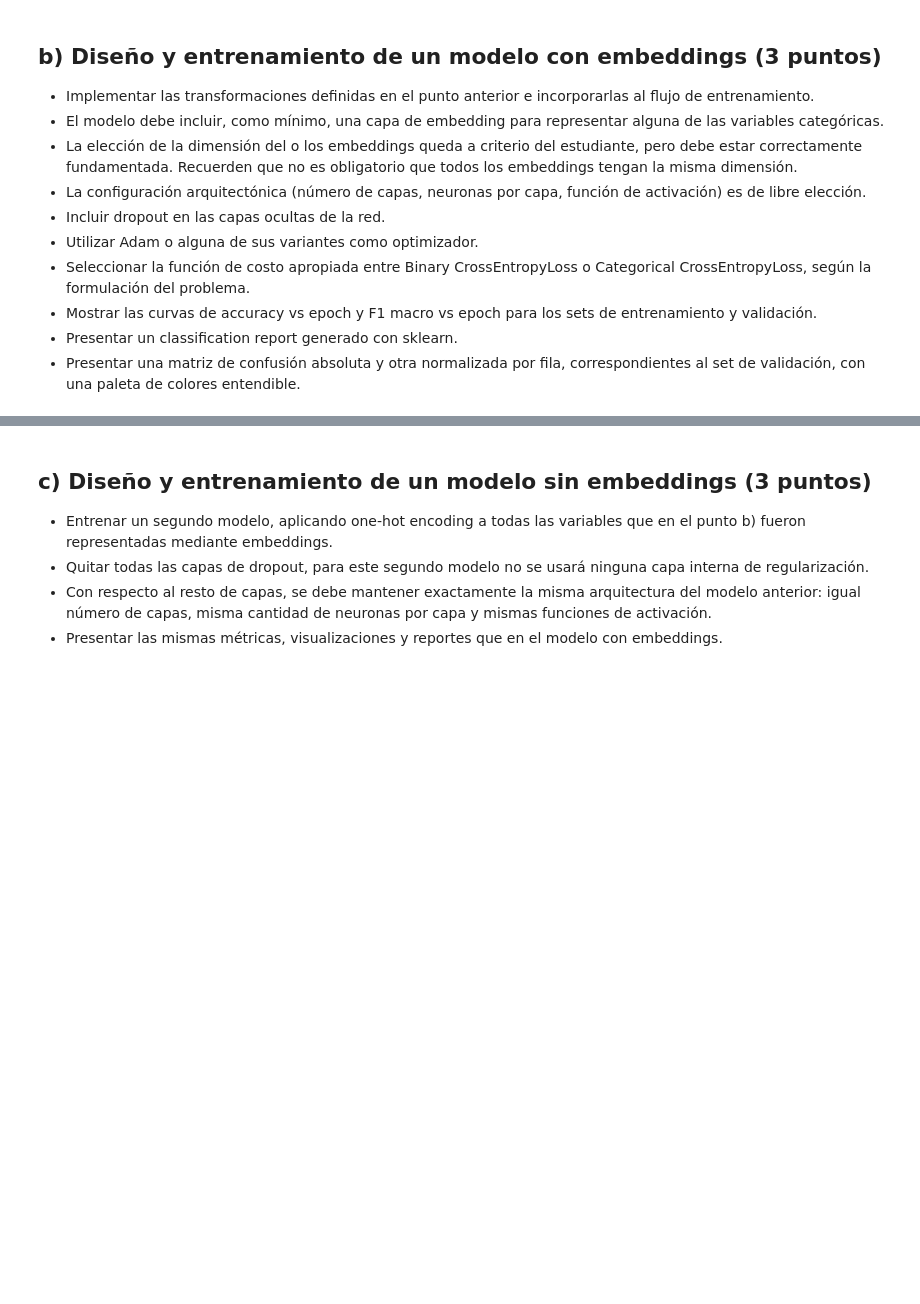
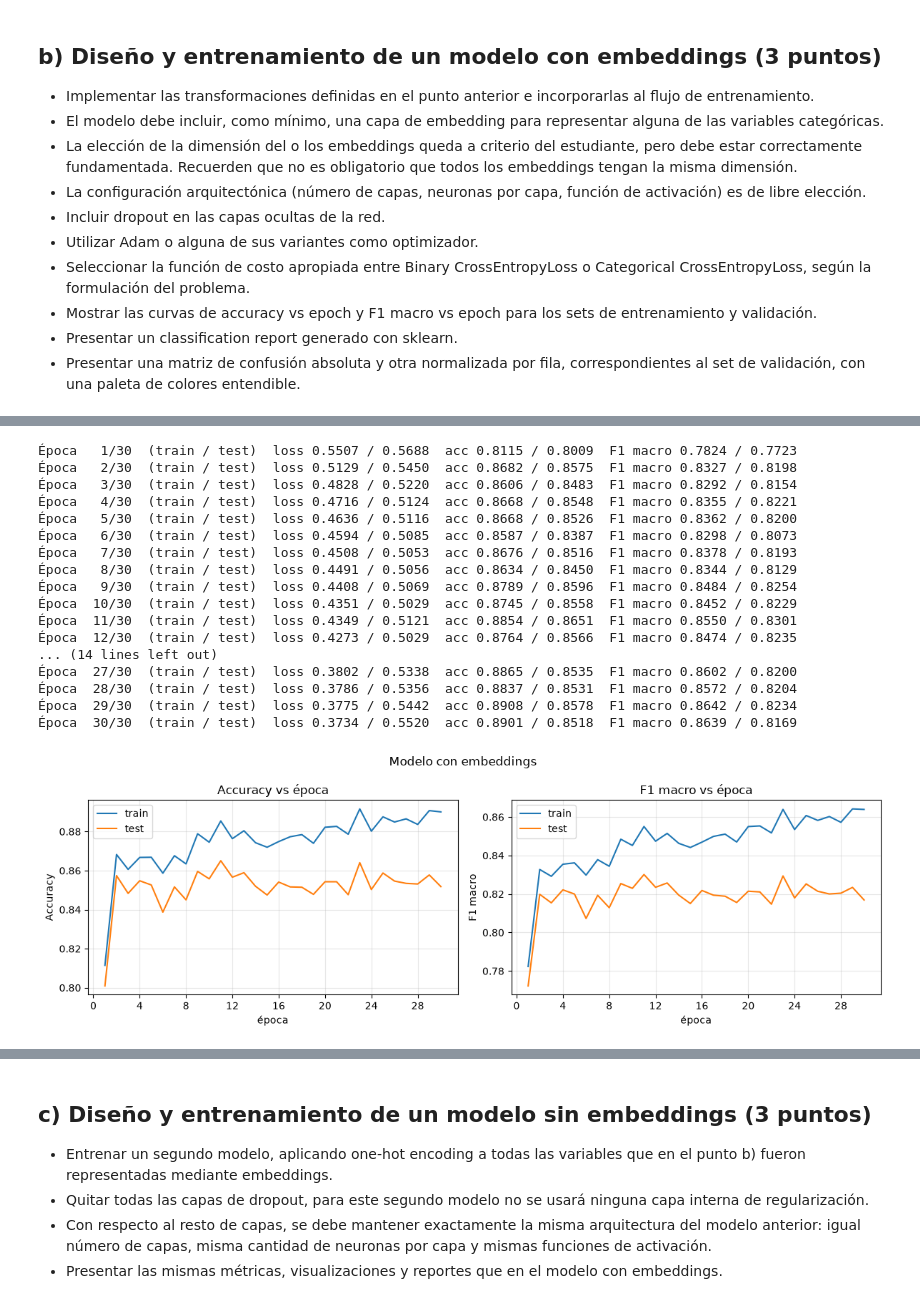
Before and after one commit to masouto94/aprendizaje_profundo, a Jupyter notebook: tps/tp_2/ASTORGA-GONZALEZ-SOUTO-TP2-Co26.ipynb, the cells around one changed output, grey strips where cells are left out. Cells and saved outputs as stored; diff of their text form; code cells hidden in the pictures; blank space fills up the shorter version.

Commit message:
Desarrollo de ambos modelos. pipelines de joblib guardados y commiteados

```diff
--- a/tps/tp_2/ASTORGA-GONZALEZ-SOUTO-TP2-Co26.ipynb
+++ b/tps/tp_2/ASTORGA-GONZALEZ-SOUTO-TP2-Co26.ipynb
@@ -534,0 +746,57 @@ print(f"Parámetros de los embeddings: {sum(parameter.numel() for parameter in c
+# %%
+from matplotlib.ticker import MaxNLocator
+
+def plot_training_curves(history, title):
+    """Accuracy y F1 macro por época, train vs test."""
+    epochs_range = range(1, len(history["train_accuracy"]) + 1)
+    fig, axes = plt.subplots(1, 2, figsize=(12, 4))
+    for ax, (metric_key, metric_label) in zip(axes, [("accuracy", "Accuracy"), ("f1_macro", "F1 macro")]):
+        ax.plot(epochs_range, history[f"train_{metric_key}"], label="train")
+        ax.plot(epochs_range, history[f"test_{metric_key}"], label="test")
+        ax.set_title(f"{metric_label} vs época")
+        ax.set_xlabel("época")
+        ax.set_ylabel(metric_label)
+        ax.xaxis.set_major_locator(MaxNLocator(integer=True))
+        ax.grid(alpha=0.3)
+        ax.legend()
+    fig.suptitle(title)
+    plt.tight_layout()
+    plt.show()
+# %%
+# Arquitectura compartida por los modelos de b) y c): mismas capas, neuronas, activación y épocas
+HIDDEN_UNITS = [128, 64, 32]
+ACTIVATION = nn.ReLU
+EPOCHS = 30
+
+torch.manual_seed(123)
+
+embedding_model = IncomeNet(
+    n_input_cols=X_train_processed.shape[1],
+    embedding_cardinalities=embedding_cardinalities,
+    embedding_dims=embedding_dims,
+    hidden_units=HIDDEN_UNITS,
+    activation=ACTIVATION,
+    dropout_rate=0.25,
+)
+embedding_model.fit(X_train_processed, y_train_processed, X_test_processed, y_test_processed, criterion, epochs=EPOCHS)
+
+plot_training_curves(embedding_model.history, "Modelo con embeddings")
+# %% [output]
+Época   1/30  (train / test)  loss 0.5507 / 0.5688  acc 0.8115 / 0.8009  F1 macro 0.7824 / 0.7723
+Época   2/30  (train / test)  loss 0.5129 / 0.5450  acc 0.8682 / 0.8575  F1 macro 0.8327 / 0.8198
+Época   3/30  (train / test)  loss 0.4828 / 0.5220  acc 0.8606 / 0.8483  F1 macro 0.8292 / 0.8154
+Época   4/30  (train / test)  loss 0.4716 / 0.5124  acc 0.8668 / 0.8548  F1 macro 0.8355 / 0.8221
+Época   5/30  (train / test)  loss 0.4636 / 0.5116  acc 0.8668 / 0.8526  F1 macro 0.8362 / 0.8200
+Época   6/30  (train / test)  loss 0.4594 / 0.5085  acc 0.8587 / 0.8387  F1 macro 0.8298 / 0.8073
+Época   7/30  (train / test)  loss 0.4508 / 0.5053  acc 0.8676 / 0.8516  F1 macro 0.8378 / 0.8193
+Época   8/30  (train / test)  loss 0.4491 / 0.5056  acc 0.8634 / 0.8450  F1 macro 0.8344 / 0.8129
+Época   9/30  (train / test)  loss 0.4408 / 0.5069  acc 0.8789 / 0.8596  F1 macro 0.8484 / 0.8254
+Época  10/30  (train / test)  loss 0.4351 / 0.5029  acc 0.8745 / 0.8558  F1 macro 0.8452 / 0.8229
+Época  11/30  (train / test)  loss 0.4349 / 0.5121  acc 0.8854 / 0.8651  F1 macro 0.8550 / 0.8301
+Época  12/30  (train / test)  loss 0.4273 / 0.5029  acc 0.8764 / 0.8566  F1 macro 0.8474 / 0.8235
+... (14 lines left out)
+Época  27/30  (train / test)  loss 0.3802 / 0.5338  acc 0.8865 / 0.8535  F1 macro 0.8602 / 0.8200
+Época  28/30  (train / test)  loss 0.3786 / 0.5356  acc 0.8837 / 0.8531  F1 macro 0.8572 / 0.8204
+Época  29/30  (train / test)  loss 0.3775 / 0.5442  acc 0.8908 / 0.8578  F1 macro 0.8642 / 0.8234
+Época  30/30  (train / test)  loss 0.3734 / 0.5520  acc 0.8901 / 0.8518  F1 macro 0.8639 / 0.8169
+[figure, added]
```
Also changed, not shown: parts of 11 cells of this notebook, 2 other files.
